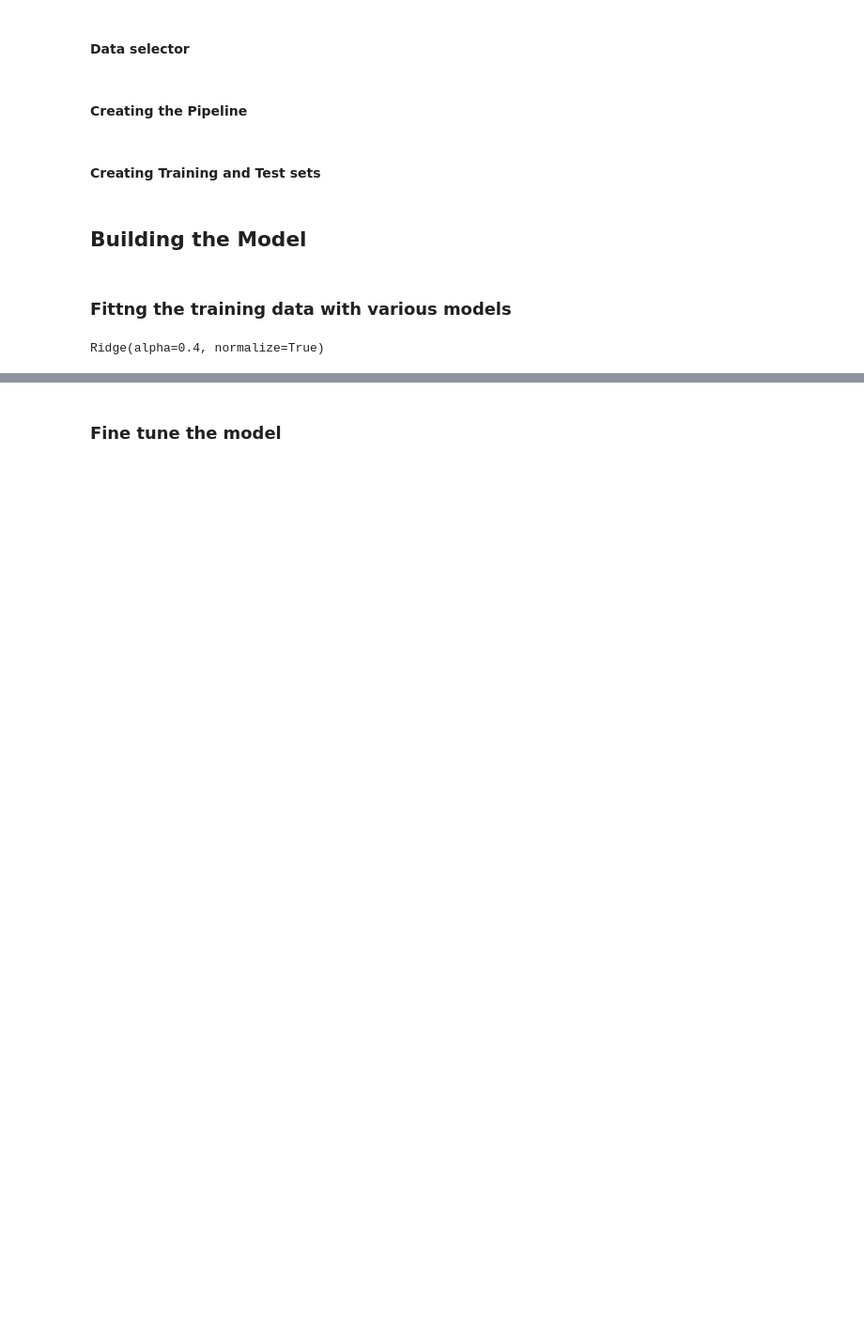
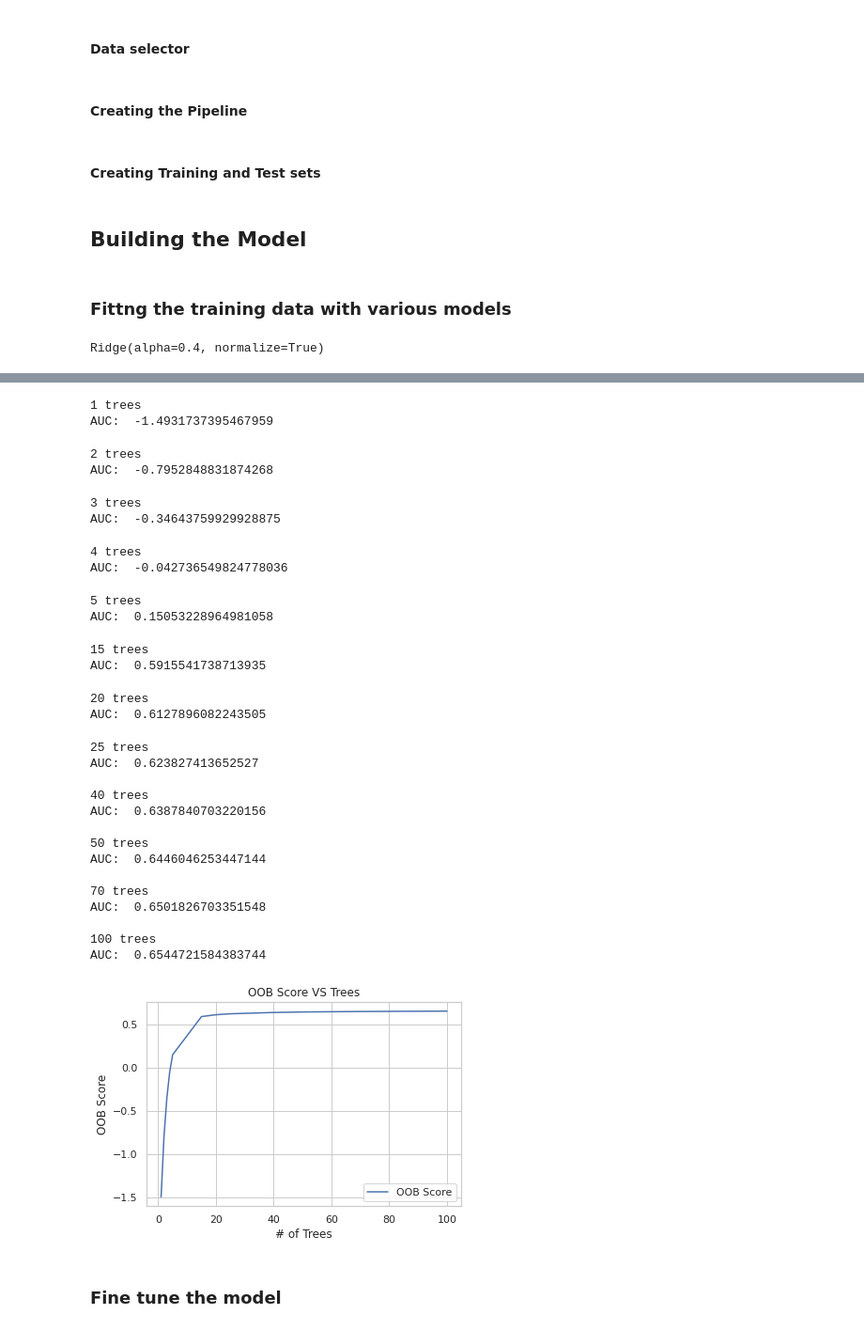
Before and after one commit to waltersmac/Predicting-AirBnB-Prices, a Jupyter notebook: notebooks/1.0-rw-data-exploration.ipynb, the cells around one changed output, grey strips where cells are left out. Shown at 94% size. Cells and saved outputs as stored; diff of their text form; code cells hidden in the pictures; blank space fills up the shorter version.

```diff
--- a/notebooks/1.0-rw-data-exploration.ipynb
+++ b/notebooks/1.0-rw-data-exploration.ipynb
@@ -593,3 +663,54 @@ tree_rmse
+# %%
+results = []
+n_estimator_options = [1, 2, 3, 4, 5, 15, 20, 25, 40, 50, 70, 100]
+
+for trees in n_estimator_options:
+    model = RandomForestRegressor(trees, oob_score=True, random_state=42)
+    #model.fit(X, y)
+    model.fit(listings_prepared, listings_labels)
+    print(trees, 'trees')
+    AUC = model.oob_score_
+    print('AUC: ', AUC)
+    results.append(AUC)
+    print (" ")
+
+
+plt.plot(n_estimator_options, results, label='OOB Score')
+plt.xlabel('# of Trees')
+plt.ylabel('OOB Score')
+plt.title('OOB Score VS Trees')
+plt.legend(loc="lower right")
+plt.show()
+# %% [output]
+1 trees
+AUC:  -1.4931737395467959
+2 trees
+AUC:  -0.7952848831874268
+3 trees
+AUC:  -0.34643759929928875
+4 trees
+AUC:  -0.042736549824778036
+5 trees
+AUC:  0.15053228964981058
+15 trees
+AUC:  0.5915541738713935
+20 trees
+AUC:  0.6127896082243505
+25 trees
+AUC:  0.623827413652527
+
+40 trees
+AUC:  0.6387840703220156
+
+50 trees
+AUC:  0.6446046253447144
+
+70 trees
+AUC:  0.6501826703351548
+
+100 trees
+AUC:  0.6544721584383744
+[figure, added]
 # %% [markdown]
 ### Fine tune the model
 # %%
```
Also changed, not shown: parts of 22 cells of this notebook.
